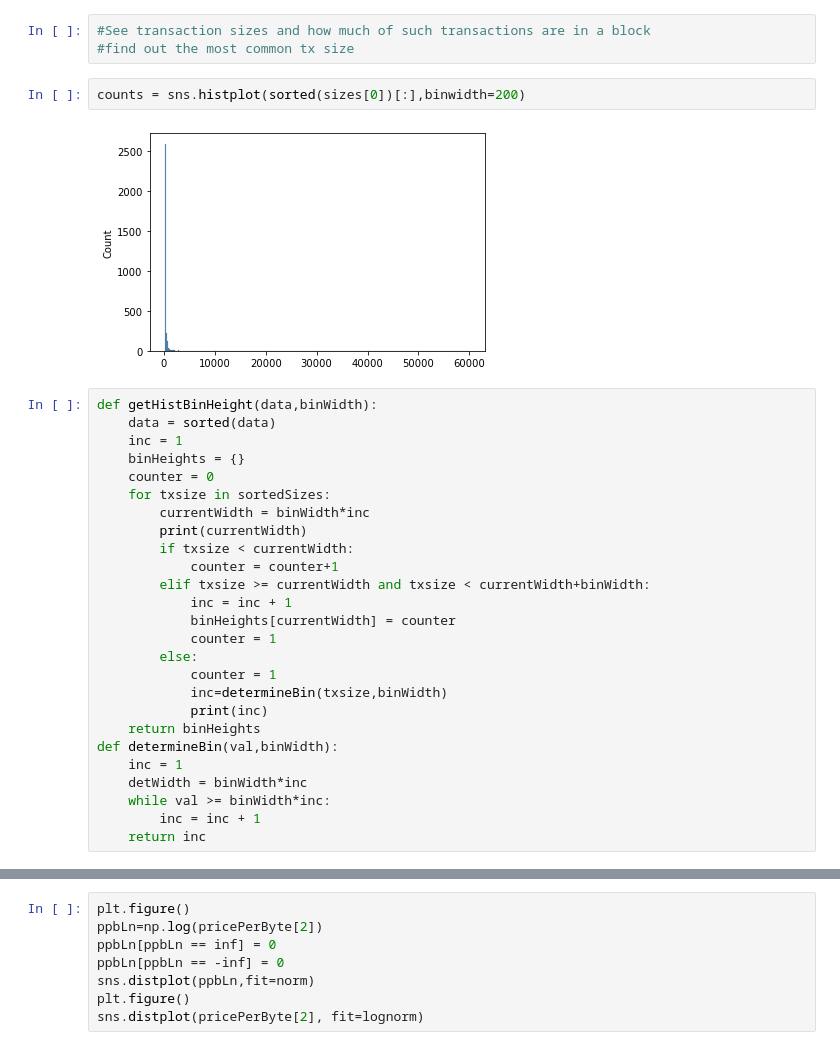
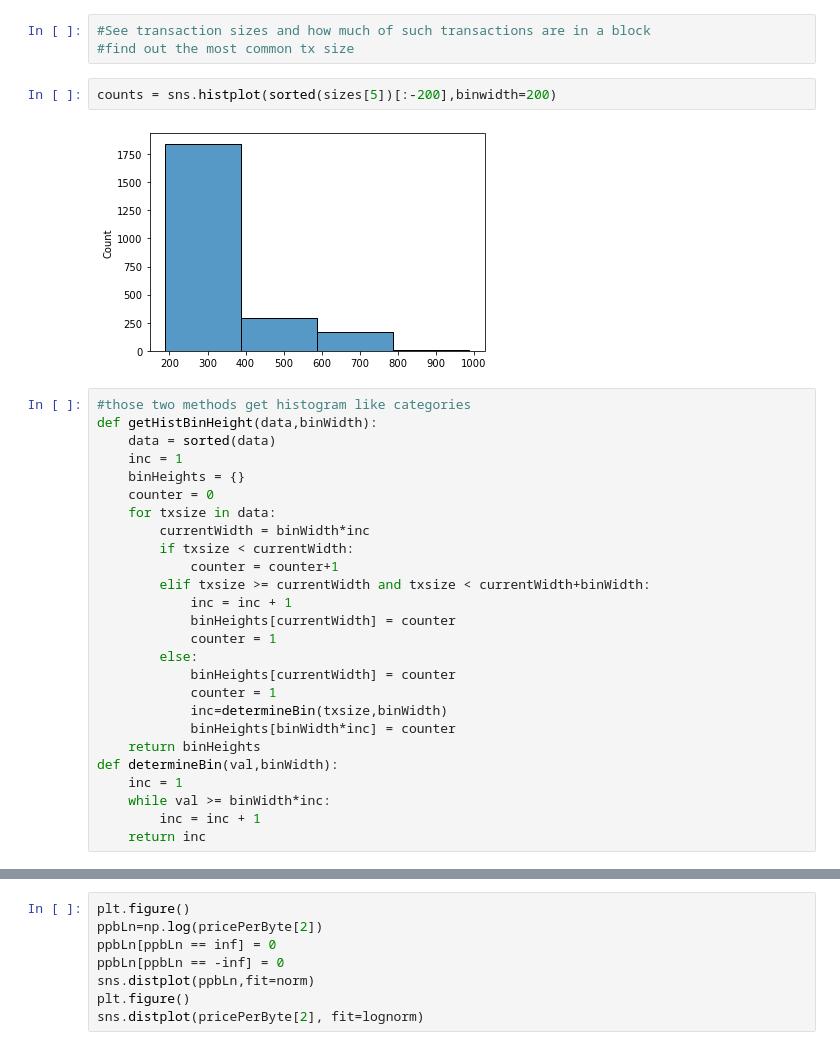
Before and after one commit to tendermonster/pblv2021, a Jupyter notebook: blockchainData.ipynb, the cells around one changed output, grey strips where cells are left out. Saved outputs shown, nothing was run; the diff lists cells and outputs as text.

Commit message:
getting histogram interval values done

```diff
--- a/blockchainData.ipynb
+++ b/blockchainData.ipynb
@@ -134,18 +134,18 @@ Min:  [18.60245828]
 #See transaction sizes and how much of such transactions are in a block
 #find out the most common tx size
 # %%
-counts = sns.histplot(sorted(sizes[0])[:],binwidth=200)
+counts = sns.histplot(sorted(sizes[5])[:-200],binwidth=200)
 # %% [output]
-[figure, old version]
+[figure, new version]
 # %%
+#those two methods get histogram like categories
 def getHistBinHeight(data,binWidth):
     data = sorted(data)
     inc = 1
     binHeights = {}
     counter = 0
-    for txsize in sortedSizes:
+    for txsize in data:
         currentWidth = binWidth*inc
-        print(currentWidth)
         if txsize < currentWidth:
             counter = counter+1
         elif txsize >= currentWidth and txsize < currentWidth+binWidth:
@@ -153,13 +153,13 @@ def getHistBinHeight(data,binWidth):
             binHeights[currentWidth] = counter
             counter = 1
         else:
+            binHeights[currentWidth] = counter
             counter = 1
             inc=determineBin(txsize,binWidth)
-            print(inc)
+            binHeights[binWidth*inc] = counter
     return binHeights
 def determineBin(val,binWidth):
     inc = 1
-    detWidth = binWidth*inc
     while val >= binWidth*inc:
         inc = inc + 1
     return inc
```
Also changed, not shown: parts of 2 cells of this notebook.
